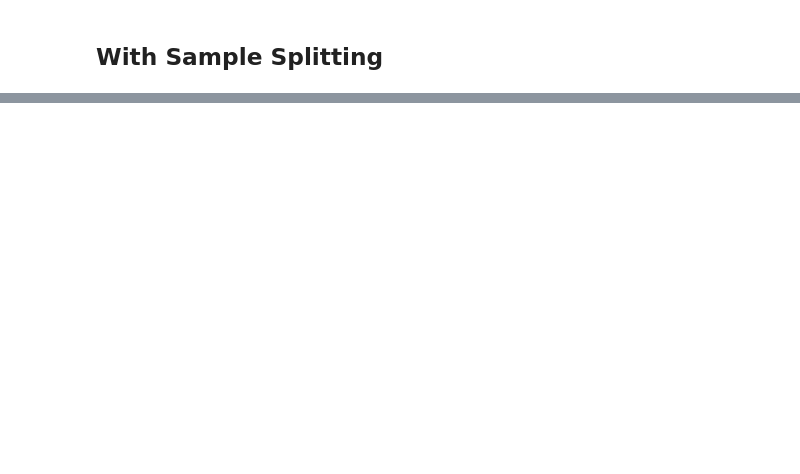
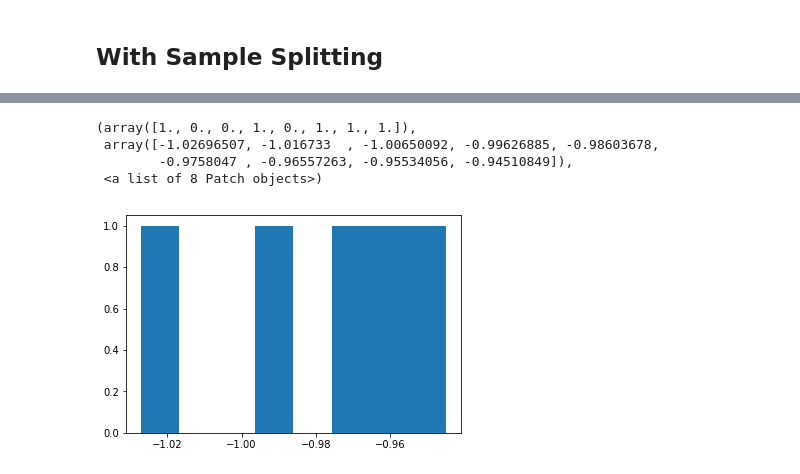
Before and after one commit to matheusfacure/Tutoriais-de-AM, a Jupyter notebook: Causal/Double Debiased ML.ipynb, the cells around one changed output, grey strips where cells are left out. Saved outputs shown, nothing was run; the diff lists cells and outputs as text; code cells hidden in the pictures; blank space fills up the shorter version.

```diff
--- a/Causal/Double Debiased ML.ipynb
+++ b/Causal/Double Debiased ML.ipynb
@@ -190,0 +215,8 @@ np.mean(thetas)
+# %%
+plt.hist(thetas, bins=8)
+# %% [output]
+(array([1., 0., 0., 1., 0., 1., 1., 1.]),
+ array([-1.02696507, -1.016733  , -1.00650092, -0.99626885, -0.98603678,
+        -0.9758047 , -0.96557263, -0.95534056, -0.94510849]),
+ <a list of 8 Patch objects>)
+[figure, added]
```
Also changed, not shown: parts of 15 cells of this notebook.
